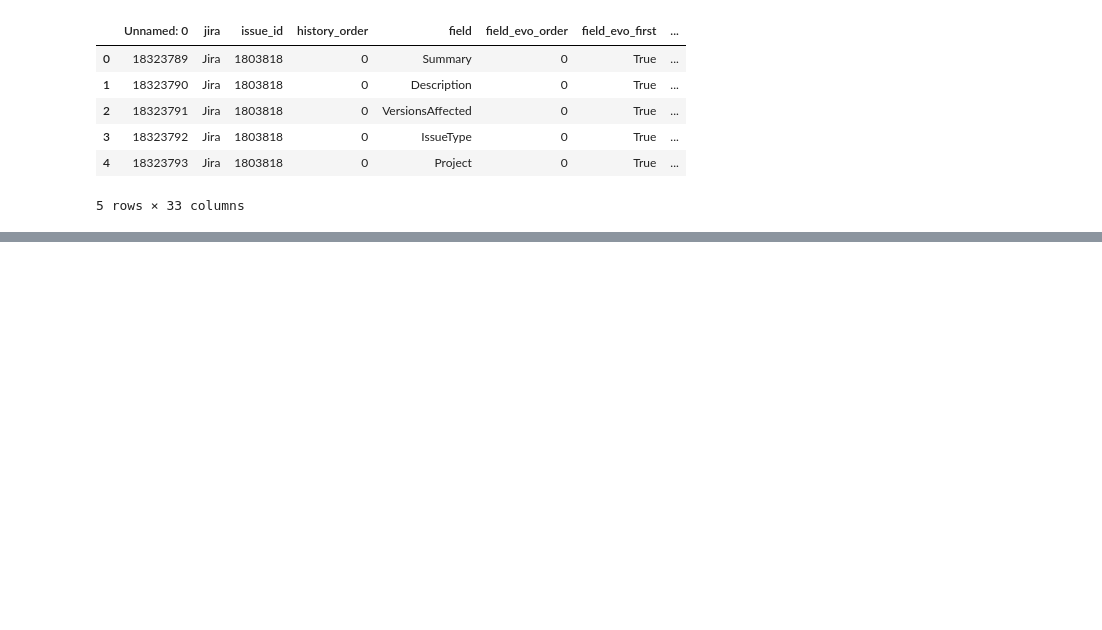
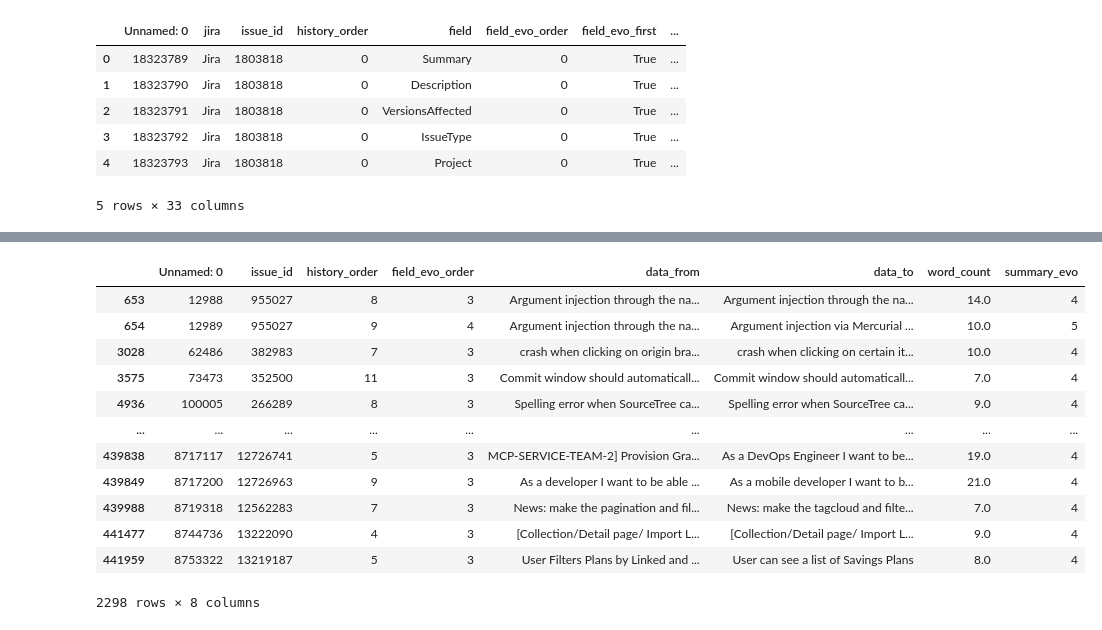
Before and after one commit to Piet777/master-thesis, a Jupyter notebook: summaryLength.ipynb, the cells around one changed output, grey strips where cells are left out. Drawn from its saved outputs; the diff is of its cells as text; code cells hidden in the pictures; blank space fills up the shorter version.

```diff
--- a/summaryLength.ipynb
+++ b/summaryLength.ipynb
@@ -47,0 +129,16 @@ print(summary_df["issue_id"].unique())
+# %%
+df[df['summary_evo'] >= 4]
+# %% [output]
+|  | Unnamed: 0 | issue_id | history_order | field_evo_order | data_from | data_to | word_count | summary_evo |
+| 653 | 12988 | 955027 | 8 | 3 | Argument injection through the na... | Argument injection through the na... | 14.0 | 4 |
+| 654 | 12989 | 955027 | 9 | 4 | Argument injection through the na... | Argument injection via Mercurial ... | 10.0 | 5 |
+| 3028 | 62486 | 382983 | 7 | 3 | crash when clicking on origin bra... | crash when clicking on certain it... | 10.0 | 4 |
+| 3575 | 73473 | 352500 | 11 | 3 | Commit window should automaticall... | Commit window should automaticall... | 7.0 | 4 |
+| 4936 | 100005 | 266289 | 8 | 3 | Spelling error when SourceTree ca... | Spelling error when SourceTree ca... | 9.0 | 4 |
+| ... | ... | ... | ... | ... | ... | ... | ... | ... |
+| 439838 | 8717117 | 12726741 | 5 | 3 | MCP-SERVICE-TEAM-2] Provision Gra... | As a DevOps Engineer I want to be... | 19.0 | 4 |
+| 439849 | 8717200 | 12726963 | 9 | 3 | As a developer I want to be able ... | As a mobile developer I want to b... | 21.0 | 4 |
+| 439988 | 8719318 | 12562283 | 7 | 3 | News: make the pagination and fil... | News: make the tagcloud and filte... | 7.0 | 4 |
+| 441477 | 8744736 | 13222090 | 4 | 3 | [Collection/Detail page/ Import L... | [Collection/Detail page/ Import L... | 9.0 | 4 |
+| 441959 | 8753322 | 13219187 | 5 | 3 | User Filters Plans by Linked and ... | User can see a list of Savings Plans | 8.0 | 4 |
+2298 rows × 8 columns
```
Also changed, not shown: parts of 29 cells of this notebook.
